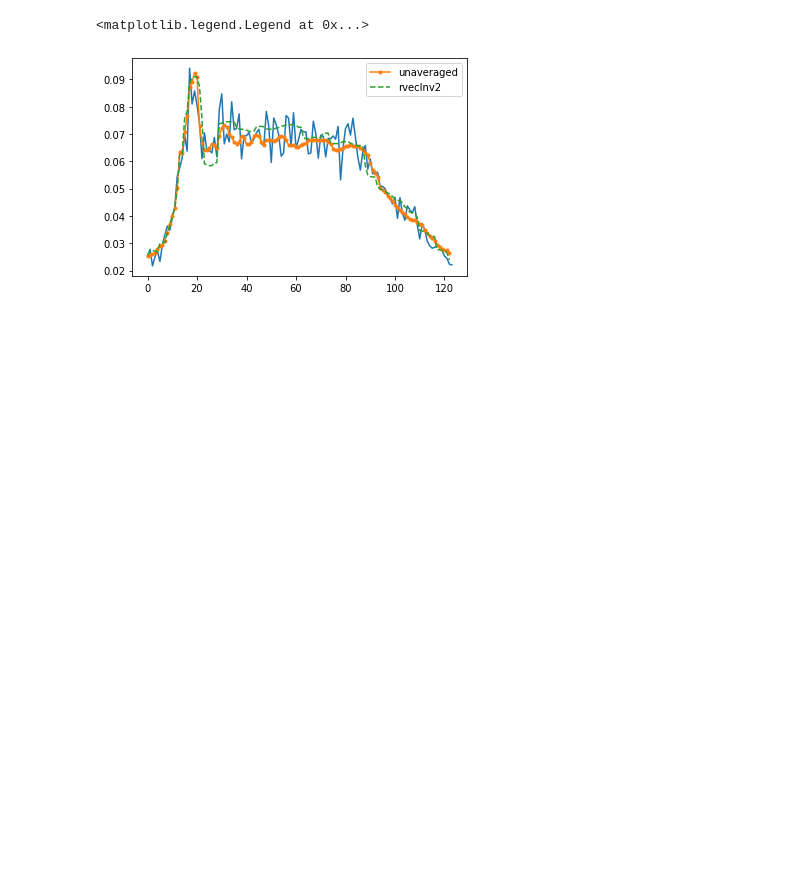
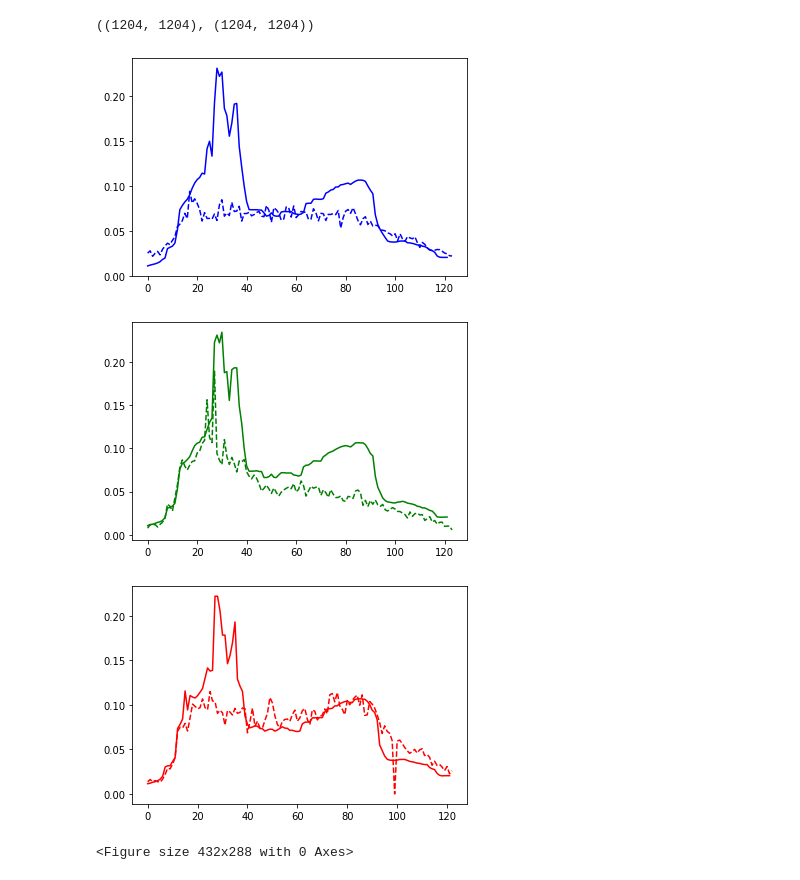
Before and after one commit to zalandoresearch/JaxRK, a Jupyter notebook: examples/Process_kernels_Traffic.ipynb, the cells around one changed output. Cells and saved outputs as stored; diff of their text form; code cells hidden in the pictures; blank space fills up the shorter version.

```diff
--- a/examples/Process_kernels_Traffic.ipynb
+++ b/examples/Process_kernels_Traffic.ipynb
@@ -211,12 +187,43 @@ for k in O_gr:
-# %%
-pl.plot(test_out.squeeze())
-#pl.plot(np.array(rval), ".-")
-pl.plot(np.array(rval), ".-", label="unaveraged")
-for k in rval_gr:
-    pl.plot(np.array(rval_gr[k]).squeeze(), "--", label=k)
-
-pl.legend(loc="best")
-#pl.plot(np.array(rval_gr2), ":")
-# %% [output]
-<matplotlib.legend.Legend at 0x...>
-[figure, removed]
+# %%
+C.shape, aI.shape
+# %% [output]
+((1204, 1204), (1204, 1204))
+# %%
+test_idx, test_d = add_dimension_index(traf.data['test'][:1,:, :(2+max_dim)])
+
+test_inp_full = np.vstack(np.concatenate((test_idx[:, :-1, 1:], test_d[:,:-1, np.newaxis]), -1))
+test_inp = test_inp_full[:n*max_dim]
+inp_test = SpVec(in_kern, test_inp, np.array([test_inp.shape[0]]), use_subtrajectories = False, use_inner=use_inner)
+
+ir.current = test_inp[-1, :-1]
+
+
+rval_gr = {}
+rval_idx_gr = {}
+for k in O_gr:
+    cur_ro_gr = RolloutSp(O_gr[k], inp_test, max_dim + 1, ir)
+    ir.current = test_inp[-1, :-1]
+    rval_gr[k] = []
+    rval_idx_gr[k] = []
+    for i, idx in tqdm(enumerate(ir)):
+        new_point = cur_ro_gr.get_embedding().point_representant()
+        rval_gr[k].append(new_point)
+        rval_idx_gr[k].append(idx)
+        cur_ro_gr.update(new_point, idx)
+        if i > 122*max_dim:
+            break
+    rval_idx_gr[k] = np.array(rval_idx_gr[k])
+    rval_gr[k] = np.array(rval_gr[k])[:-2].reshape((-1, max_dim))
+# %%
+#no index input, just history
+start = n*max_dim
+for dim, color in [(0, "b"), (1, "g"), (2, "r")
+                   ]:
+    pl.plot(rval_gr["rvecInv2"].T[dim], color)
+    pl.plot(test_inp_full.T[-1, start+dim:len(test_inp_full):max_dim], "--"+color)
+    pl.figure()
+# %% [output]
+[figure, added]
+[figure, added]
+[figure, added]
+<Figure size 432x288 with 0 Axes>
```
Also changed, not shown: parts of 17 cells of this notebook, 6 other files.
